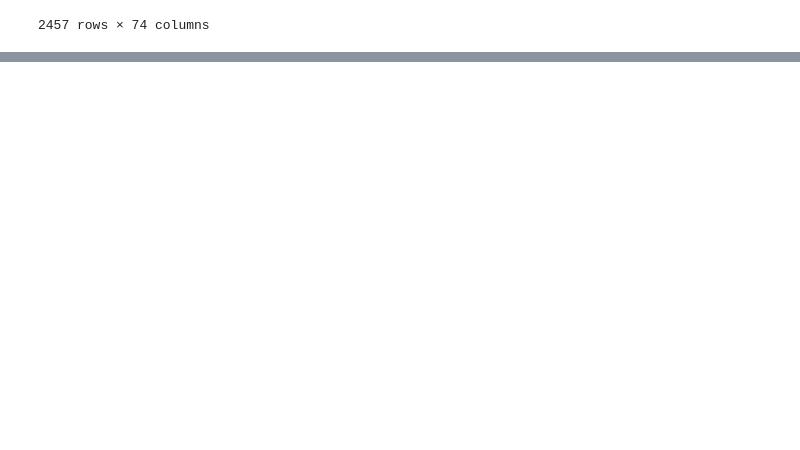
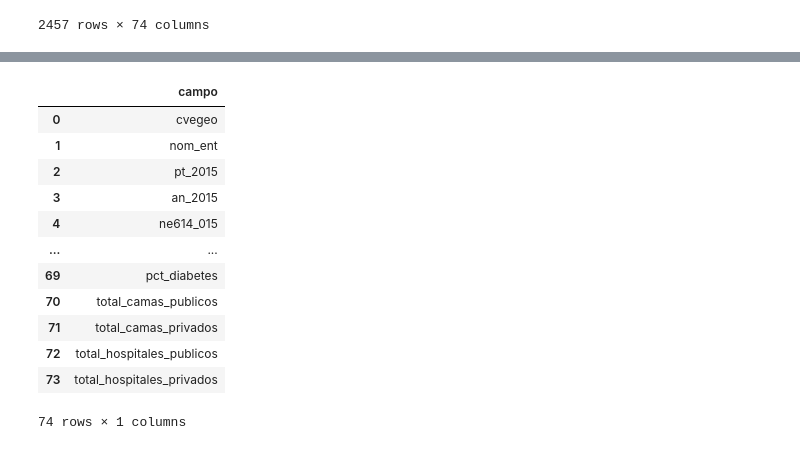
Before and after one commit to rausial/covid19_vulnerabilidad_mex, a Jupyter notebook: 03_nuevos_datos.ipynb, the cells around one changed output, grey strips where cells are left out. Saved outputs shown, nothing was run; the diff lists cells and outputs as text; code cells hidden in the pictures; blank space fills up the shorter version.

```diff
--- a/03_nuevos_datos.ipynb
+++ b/03_nuevos_datos.ipynb
@@ -287,0 +310,17 @@ variables_municipales.drop(columns="cve_ent").to_csv("datos/municipios/indicador
+# %%
+usadas = pd.DataFrame({'campo': variables_municipales.columns})
+usadas
+# %% [output]
+|  | campo |
+| 0 | cvegeo |
+| 1 | nom_ent |
+| 2 | pt_2015 |
+| 3 | an_2015 |
+| 4 | ne614_015 |
+| ... | ... |
+| 69 | pct_diabetes |
+| 70 | total_camas_publicos |
+| 71 | total_camas_privados |
+| 72 | total_hospitales_publicos |
+| 73 | total_hospitales_privados |
+74 rows × 1 columns
```
Also changed, not shown: parts of 4 cells of this notebook, 2 other files.
